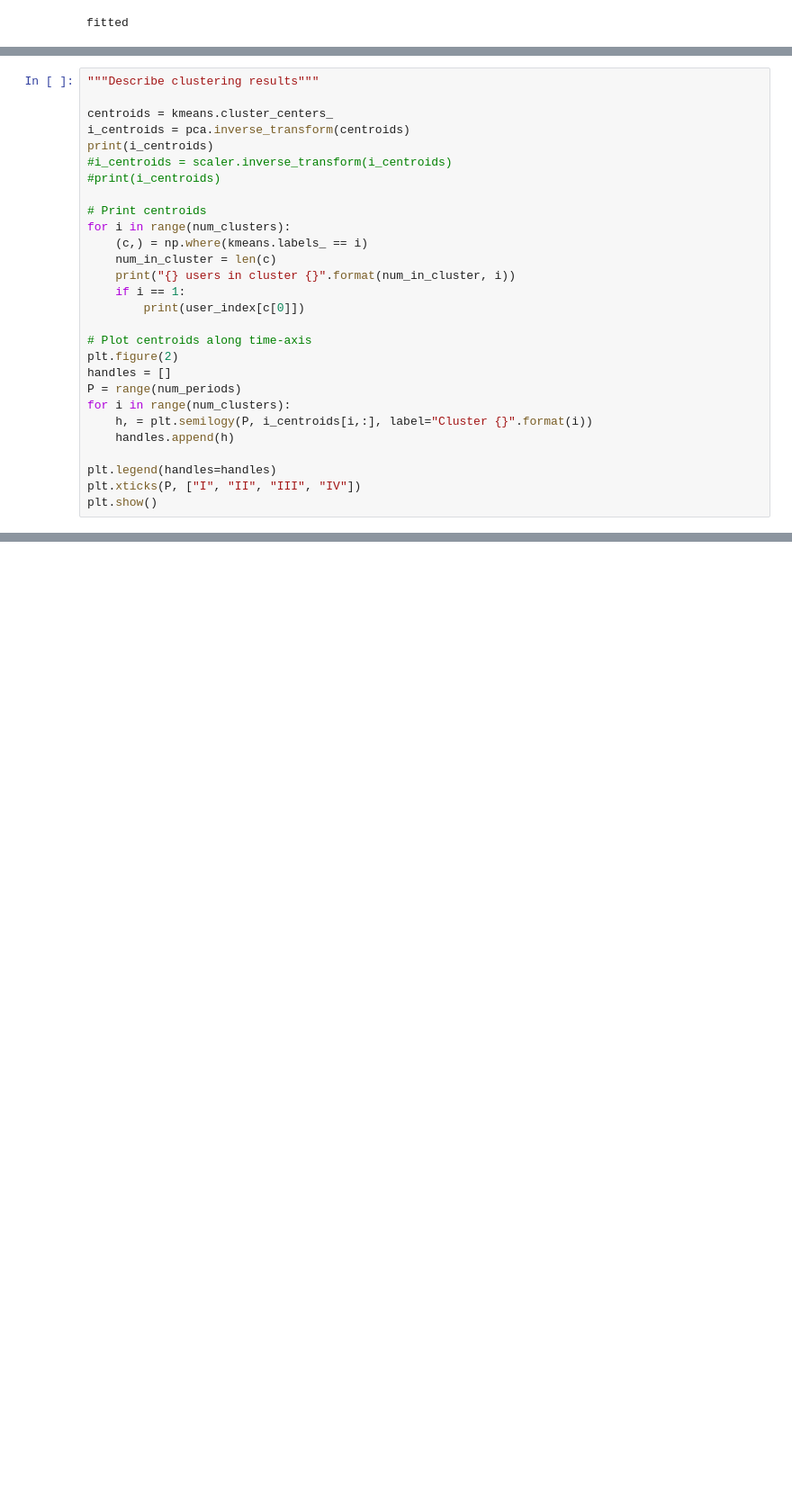
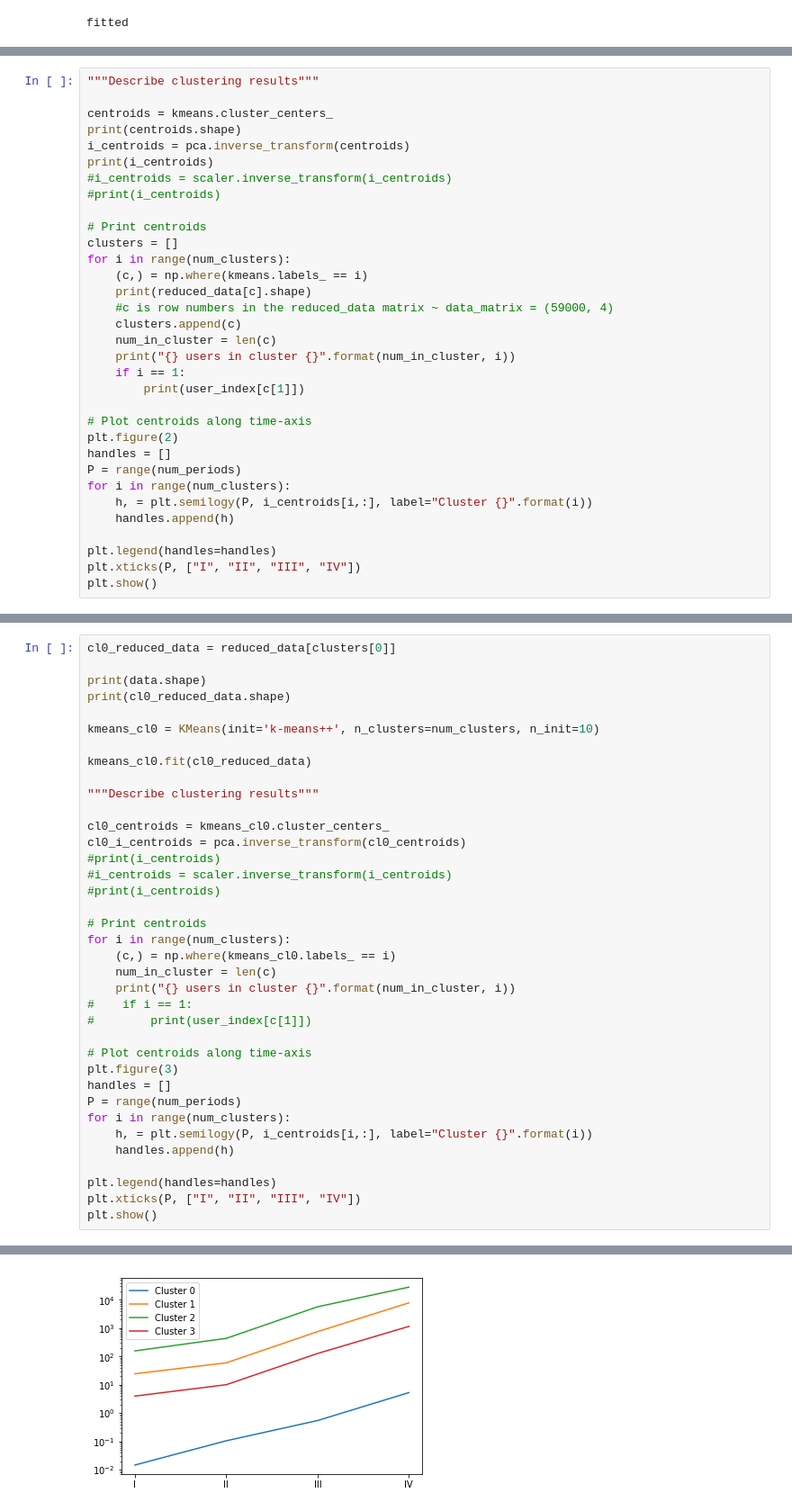
Before and after one commit to gudbrandtandberg/HiggsTweet, a Jupyter notebook: Action Log Analysis.ipynb, the cells around one changed output, grey strips where cells are left out. Shown at 90% size. Drawn from its saved outputs; the diff is of its cells as text; blank space fills up the shorter version.

```diff
--- a/Action Log Analysis.ipynb
+++ b/Action Log Analysis.ipynb
@@ -250,18 +210,23 @@ plt.show()
 """Describe clustering results"""
 
 centroids = kmeans.cluster_centers_
+print(centroids.shape)
 i_centroids = pca.inverse_transform(centroids)
 print(i_centroids)
 #i_centroids = scaler.inverse_transform(i_centroids)
 #print(i_centroids)
 
 # Print centroids
+clusters = []
 for i in range(num_clusters):
     (c,) = np.where(kmeans.labels_ == i)
+    print(reduced_data[c].shape)
+    #c is row numbers in the reduced_data matrix ~ data_matrix = (59000, 4)
+    clusters.append(c)
     num_in_cluster = len(c)
     print("{} users in cluster {}".format(num_in_cluster, i))
     if i == 1:
-        print(user_index[c[0]])
+        print(user_index[c[1]])
 
 # Plot centroids along time-axis
 plt.figure(2)
@@ -287,0 +258,38 @@ plt.show()
+# %%
+cl0_reduced_data = reduced_data[clusters[0]]
+
+print(data.shape)
+print(cl0_reduced_data.shape)
+
+kmeans_cl0 = KMeans(init='k-means++', n_clusters=num_clusters, n_init=10)
+
+kmeans_cl0.fit(cl0_reduced_data)
+
+"""Describe clustering results"""
+
+cl0_centroids = kmeans_cl0.cluster_centers_
+cl0_i_centroids = pca.inverse_transform(cl0_centroids)
+#print(i_centroids)
+#i_centroids = scaler.inverse_transform(i_centroids)
+#print(i_centroids)
+
+# Print centroids
+for i in range(num_clusters):
+    (c,) = np.where(kmeans_cl0.labels_ == i)
+    num_in_cluster = len(c)
+    print("{} users in cluster {}".format(num_in_cluster, i))
+#    if i == 1:
+#        print(user_index[c[1]])
+
+# Plot centroids along time-axis
+plt.figure(3)
+handles = []
+P = range(num_periods)
+for i in range(num_clusters):
+    h, = plt.semilogy(P, i_centroids[i,:], label="Cluster {}".format(i))
+    handles.append(h)
+
+plt.legend(handles=handles)
+plt.xticks(P, ["I", "II", "III", "IV"])
+plt.show()
+# %% [output]
@@ -288,3 +302,4 @@ plt.show()
+[figure, added]
 # %%
 """Find a unique (cluster 1) user"""
 
```
Also changed, not shown: parts of 7 cells of this notebook, 10 other files.
